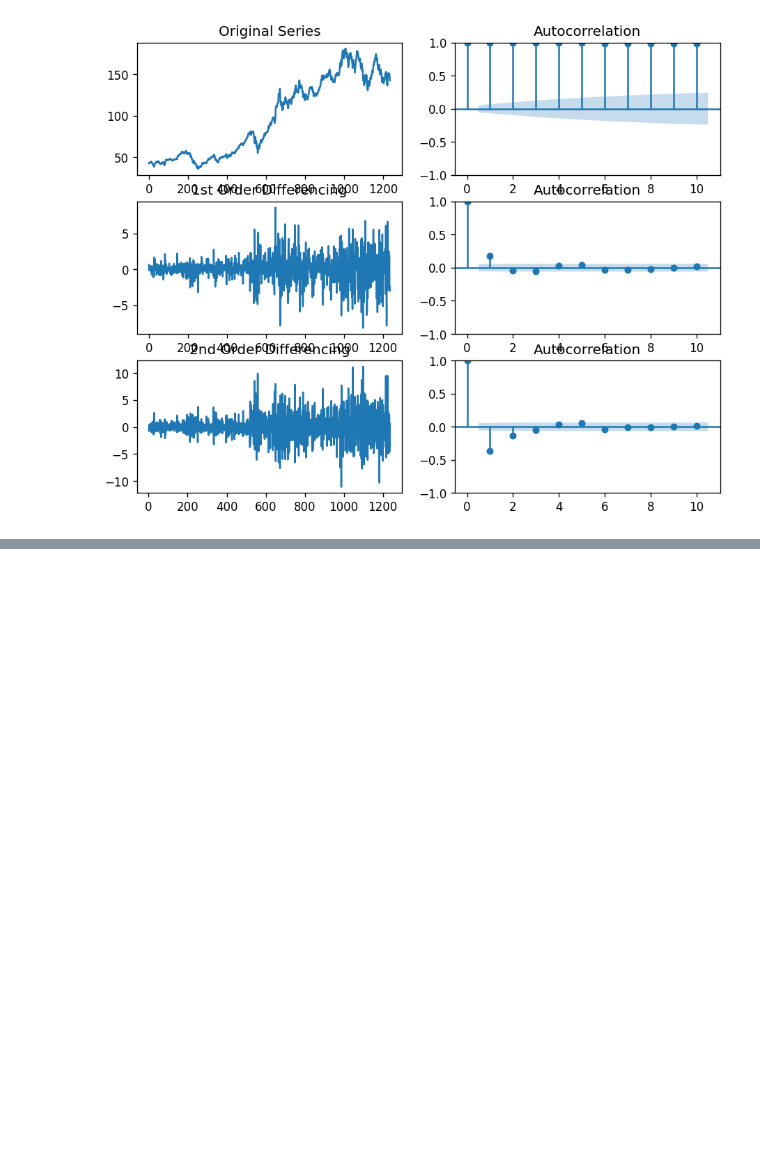
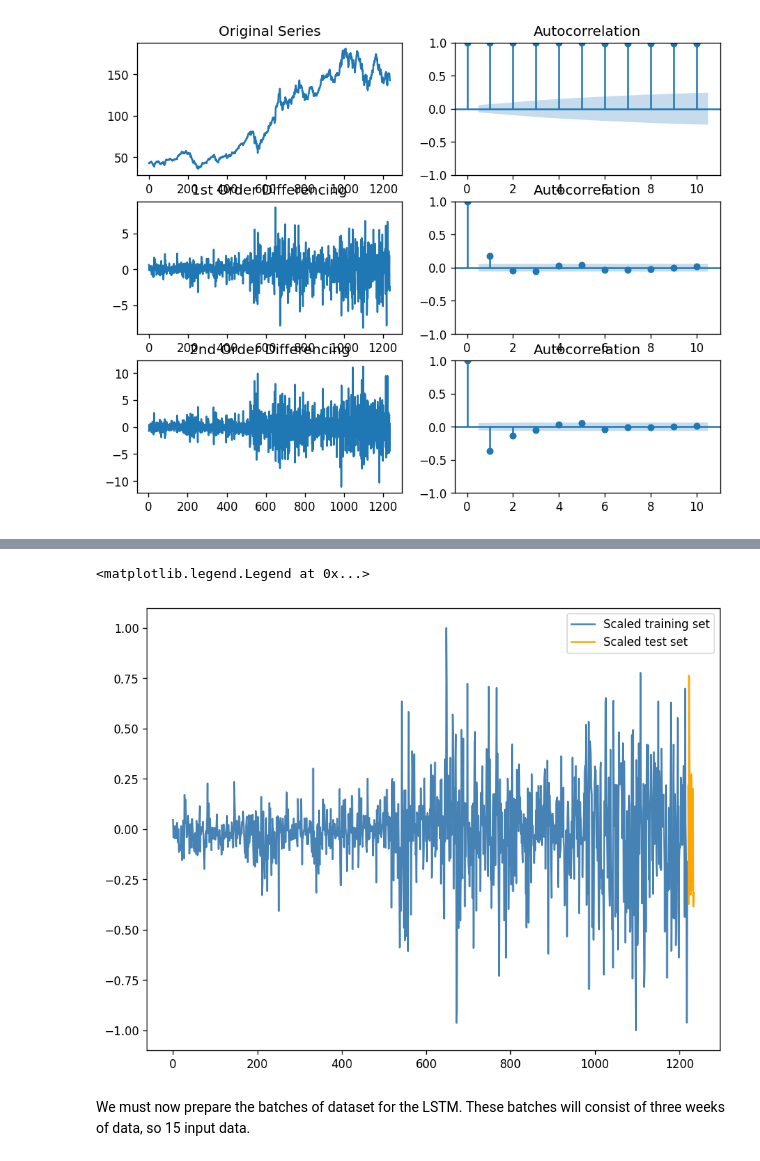
Before and after one commit to killianvervelle/Financial-Forecasting-with-Timeseries, a Jupyter notebook: LSTM.ipynb, the cells around one changed output, grey strips where cells are left out. Saved outputs shown, nothing was run; the diff lists cells and outputs as text; code cells hidden in the pictures; blank space fills up the shorter version.

```diff
--- a/LSTM.ipynb
+++ b/LSTM.ipynb
@@ -86,5 +94,5 @@ plt.show()
 # %% [output]
 [figure]
 # %%
-# Differentiate the signal once, to get the stationarity
-mid_prices = mid_prices.diff()
+# Differentiate the signal once, to get the signal stationary
+mid_prices = mid_prices.diff().dropna()
@@ -115,0 +99,7 @@ KeyError: 'key of type tuple not found and not a MultiIndex'
+# %%
+# We will keep the last 15 days of the dataset as a training set
+n_elems = len(mid_prices)
+batch_size = 15
+train_data = mid_prices[:-batch_size]
+test_data = mid_prices[-batch_size:]
+print(train_data[:5])
@@ -115,0 +114,21 @@ KeyError: 'key of type tuple not found and not a MultiIndex'
+# %%
+# Scale the dataset
+train_data = train_data.values
+train_data = train_data.reshape(n_elems-batch_size, 1)
+test_data = test_data.values
+test_data = test_data.reshape(batch_size, 1)
+scaler = MinMaxScaler(feature_range=(-1, 1))
+scaler = scaler.fit(train_data)
+train_data = scaler.transform(train_data)
+test_data = scaler.transform(test_data)
+# %%
+plt.plot(np.arange(len(train_data)), train_data, color='steelblue')
+plt.plot(np.arange(len(train_data), len(train_data) + len(test_data)), test_data, color='orange')
+
+# you seemed to mess up the labels
+plt.legend(['Scaled training set', 'Scaled test set'])
+# %% [output]
+<matplotlib.legend.Legend at 0x...>
+[figure, added]
+# %% [markdown]
+We must now prepare the batches of dataset for the LSTM. These batches will consist of three weeks of data, so 15 input data.
```
Also changed, not shown: parts of 12 cells of this notebook, 1 other file.
